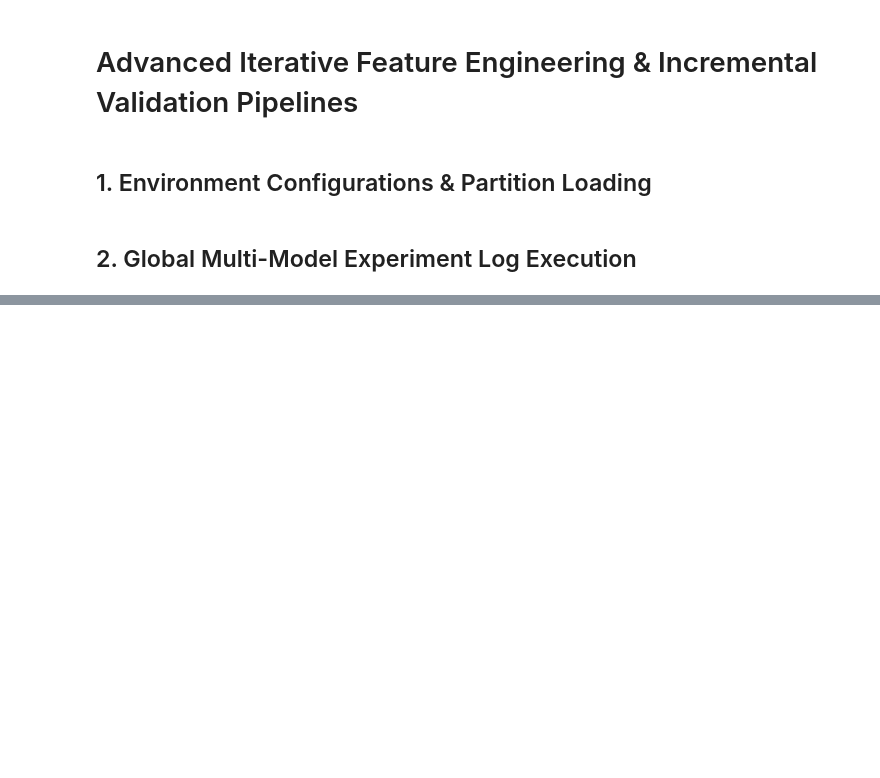
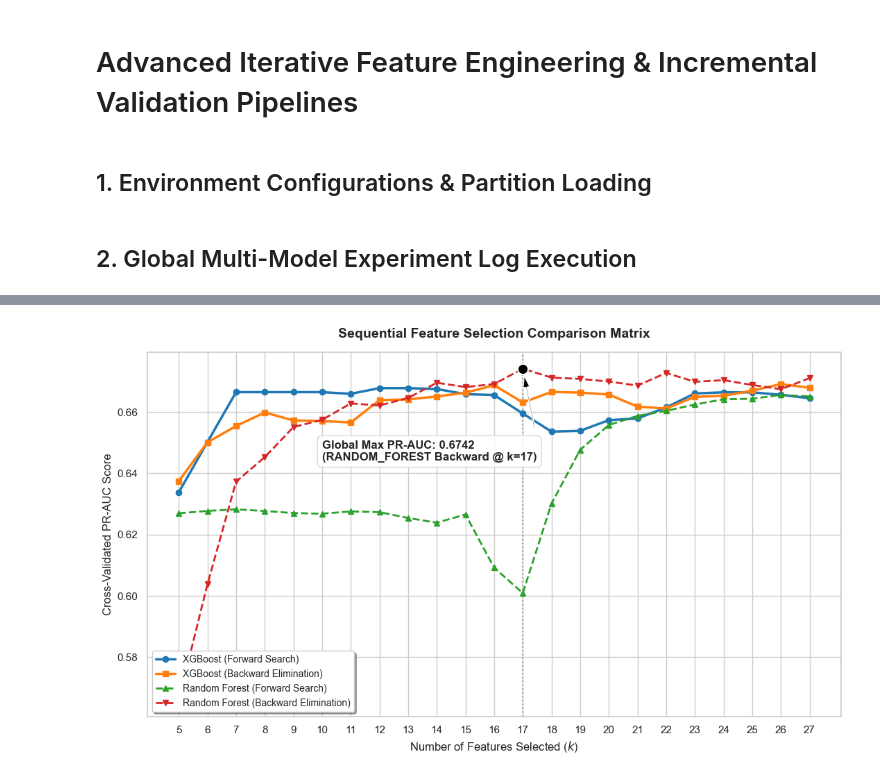
Before and after one commit to hectorvargas-dot/ml_hands_on_project, a Jupyter notebook: notebooks/5.0-havg-feature-engineering.ipynb, the cells around one changed output, grey strips where cells are left out. Saved outputs shown, nothing was run; the diff lists cells and outputs as text; code cells hidden in the pictures; blank space fills up the shorter version.

```diff
--- a/notebooks/5.0-havg-feature-engineering.ipynb
+++ b/notebooks/5.0-havg-feature-engineering.ipynb
@@ -148,0 +110,8 @@ display(search_results_df)
+# %%
+# Combine registries purely for execution lookup inside the transformer
+FULL_REGISTRY = {**FEATURE_REGISTRY_BINARY, **FEATURE_REGISTRY_CONTINUOUS}
+
+models_zoo = {
+    "random_forest": RandomForestClassifier(random_state=42, n_jobs=-1),
+    "xgboost": XGBClassifier(random_state=42, n_jobs=-1, eval_metric="aucpr")
+}
@@ -148,0 +367,10 @@ display(search_results_df)
+# %%
+# Create a pivot table showing the performance curve from 5 to 16 features
+performance_curves = comprehensive_results_df.pivot(
+    index="n_features",
+    columns=["model", "direction"],
+    values="pr_auc_cv"
+)
+
+print("\n### PR-AUC Curves Across Feature Quantities:")
+display(performance_curves)
@@ -148,0 +398,71 @@ display(search_results_df)
+# %%
+import matplotlib.pyplot as plt
+import seaborn as sns
+
+# Set a clean, professional plot style
+sns.set_theme(style="whitegrid")
+plt.figure(figsize=(11, 6.5))
+
+# --- PLOT ENTIRE MODEL HYPOTHESIS SPACE ---
+
+# XGBoost Curves (Solid lines)
+plt.plot(
+    performance_curves.index,
+    performance_curves[("xgboost", "Forward")],
+    marker='o', linestyle='-', linewidth=2.5,
+    color='#1f77b4', label='XGBoost (Forward Search)'
+)
+plt.plot(
+    performance_curves.index,
+    performance_curves[("xgboost", "Backward")],
+    marker='s', linestyle='-', linewidth=2.5,
+    color='#ff7f0e', label='XGBoost (Backward Elimination)'
+)
+
+# Random Forest Curves (Dashed lines to group by model architecture easily)
+plt.plot(
+    performance_curves.index,
+    performance_curves[("random_forest", "Forward")],
+    marker='^', linestyle='--', linewidth=2.0,
+    color='#2ca02c', label='Random Forest (Forward Search)'
+)
+plt.plot(
+    performance_curves.index,
+    performance_curves[("random_forest", "Backward")],
+    marker='v', linestyle='--', linewidth=2.0,
+    color='#d62728', label='Random Forest (Backward Elimination)'
+)
+
+# --- CHART AESTHETICS & CUSTOMIZATION ---
+plt.title("Sequential Feature Selection Comparison Matrix", fontsize=14, fontweight='bold', pad=15)
+plt.xlabel("Number of Features Selected ($k$)", fontsize=12)
+plt.ylabel("Cross-Validated PR-AUC Score", fontsize=12)
+plt.xticks(performance_curves.index)
+
+# --- DYNAMIC GLOBAL PEAK HIGHLIGHT ---
+# Extracting the absolute highest point achieved across all 4 curves
+best_model = "random_forest"
+best_dir = "Backward"
+best_k = 17
+best_score = performance_curves[(best_model, best_dir)].max()
+
+# Draw marker point elements
+plt.axvline(x=best_k, color='#7f7f7f', linestyle=':', alpha=0.7, zorder=1)
+plt.scatter(best_k, best_score, color='black', s=120, edgecolors='white', linewidths=1.5, zorder=5)
+
+# Place text callout dynamically balanced in upper left
+plt.annotate(
+    f"Global Max PR-AUC: {best_score:.4f}\n({best_model.upper()} {best_dir} @ k={best_k})",
+    xy=(best_k, best_score),
+    xytext=(best_k - 7., best_score - 0.03),
+    arrowprops=dict(facecolor='black', shrink=0.1, width=1.2, headwidth=7),
+    fontweight='bold',
+    bbox=dict(boxstyle="round,pad=0.4", fc="#ffffff", ec="#d3d3d3", alpha=0.9)
+)
+
+# Place legend cleanly without overlapping data curves
+plt.legend(fontsize=10, loc="lower left", frameon=True, shadow=True)
+plt.tight_layout()
+plt.show()
+# %% [output]
+[figure, added]
```
Also changed, not shown: parts of 13 cells of this notebook, 38 other files.
